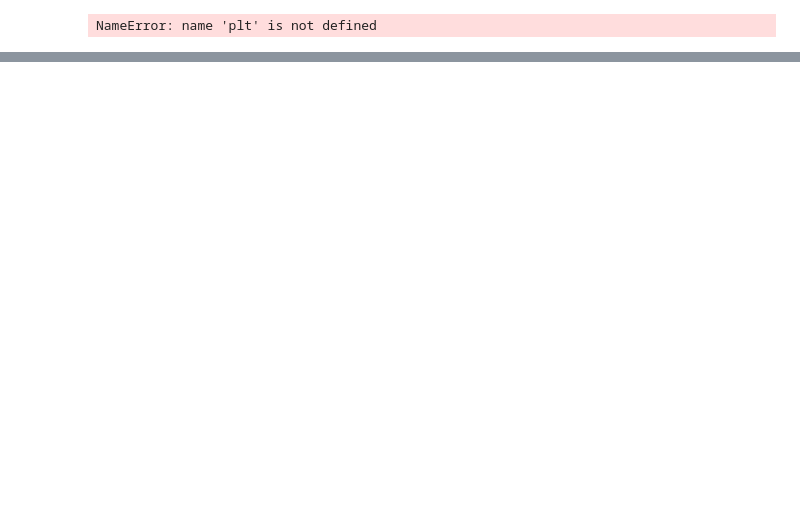
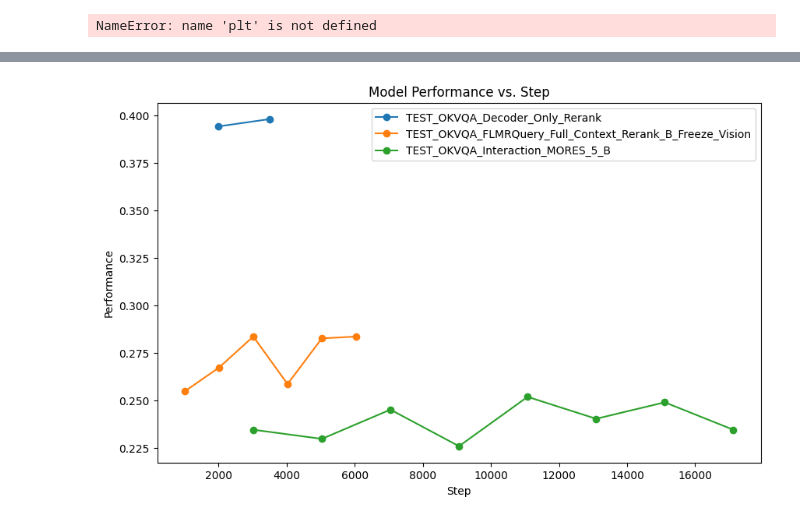
Before and after one commit to felixzhu17/Reranking-Multimodal-Retrievers, a Jupyter notebook: test.ipynb, the cells around one changed output, grey strips where cells are left out. Cells and saved outputs as stored; diff of their text form; code cells hidden in the pictures; blank space fills up the shorter version.

```diff
--- a/test.ipynb
+++ b/test.ipynb
@@ -127,0 +182,35 @@ plt.show()
+# %%
+import matplotlib.pyplot as plt
+
+# Data
+data = {
+    "TEST_OKVQA_Decoder_Only_Rerank": {
+        "Step": [2002, 3503],
+        "Performance": [0.394230783, 0.398076922]
+    },
+    "TEST_OKVQA_FLMRQuery_Full_Context_Rerank_B_Freeze_Vision": {
+        "Step": [1007, 2014, 3021, 4028, 5035, 6042],
+        "Performance": [0.254807681, 0.267307699, 0.283653855, 0.258653849, 0.282692313, 0.283653855]
+    },
+    "TEST_OKVQA_Interaction_MORES_5_B": {
+        "Step": [3021, 5035, 7049, 9063, 11077, 13091, 15105, 17119],
+        "Performance": [0.234615386, 0.22980769, 0.245192304, 0.225961536, 0.251923084, 0.240384609, 0.249038458, 0.234615386]
+    }
+}
+
+# Plotting
+plt.figure(figsize=(10, 6))
+
+for model, values in data.items():
+    plt.plot(values["Step"], values["Performance"], marker='o', label=model)
+
+plt.xlabel('Step')
+plt.ylabel('Performance')
+plt.title('Model Performance vs. Step')
+plt.legend()
+plt.grid(False)
+
+# Display the plot
+plt.show()
+# %% [output]
+[figure, added]
```
Also changed, not shown: parts of 2 cells of this notebook.
